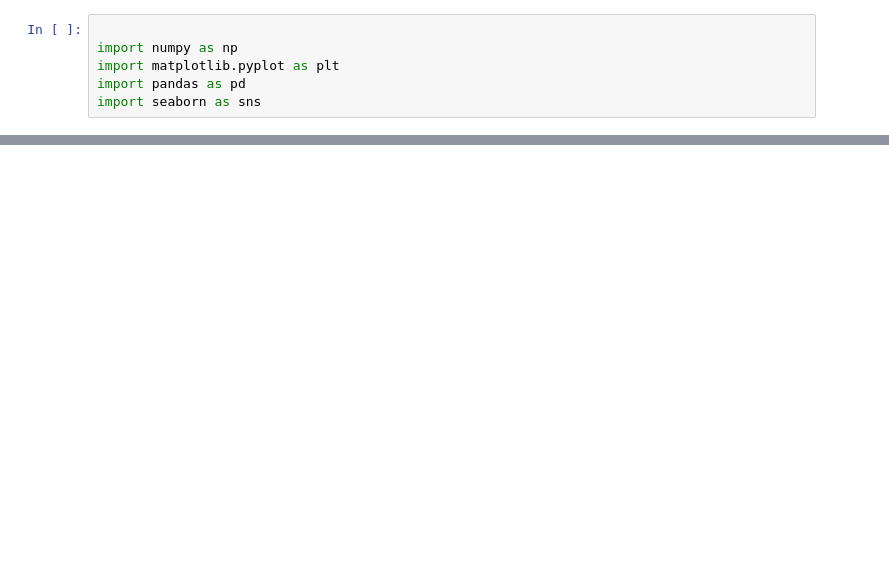
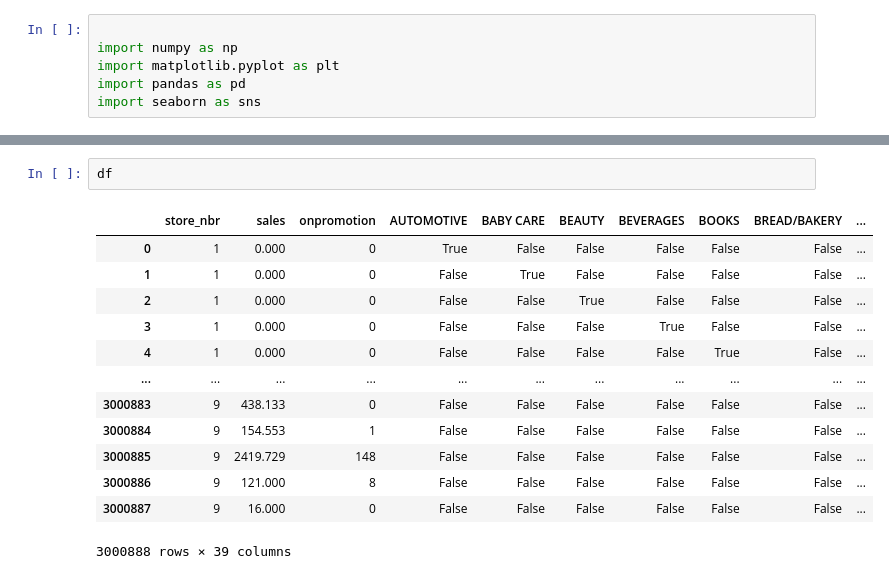
Before and after one commit to rbrox/IBM-dataSci, a Jupyter notebook: ProfitProMax/train_oil.ipynb, the cells around one changed output, grey strips where cells are left out. Cells and saved outputs as stored; diff of their text form; blank space fills up the shorter version.

```diff
--- a/ProfitProMax/train_oil.ipynb
+++ b/ProfitProMax/train_oil.ipynb
@@ -35,0 +69,16 @@ dtype: object
+# %%
+df
+# %% [output]
+|  | store_nbr | sales | onpromotion | AUTOMOTIVE | BABY CARE | BEAUTY | BEVERAGES | BOOKS | BREAD/BAKERY | ... |
+| 0 | 1 | 0.000 | 0 | True | False | False | False | False | False | ... |
+| 1 | 1 | 0.000 | 0 | False | True | False | False | False | False | ... |
+| 2 | 1 | 0.000 | 0 | False | False | True | False | False | False | ... |
+| 3 | 1 | 0.000 | 0 | False | False | False | True | False | False | ... |
+| 4 | 1 | 0.000 | 0 | False | False | False | False | True | False | ... |
+| ... | ... | ... | ... | ... | ... | ... | ... | ... | ... | ... |
+| 3000883 | 9 | 438.133 | 0 | False | False | False | False | False | False | ... |
+| 3000884 | 9 | 154.553 | 1 | False | False | False | False | False | False | ... |
+| 3000885 | 9 | 2419.729 | 148 | False | False | False | False | False | False | ... |
+| 3000886 | 9 | 121.000 | 8 | False | False | False | False | False | False | ... |
+| 3000887 | 9 | 16.000 | 0 | False | False | False | False | False | False | ... |
+3000888 rows × 39 columns
```
Also changed, not shown: parts of 11 cells of this notebook.
